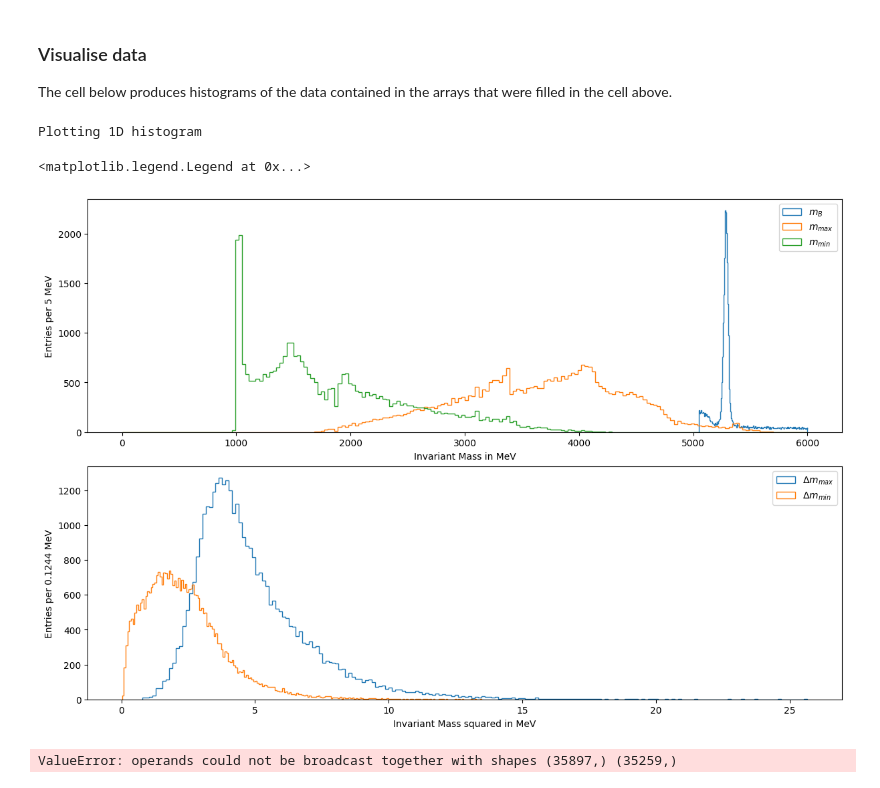
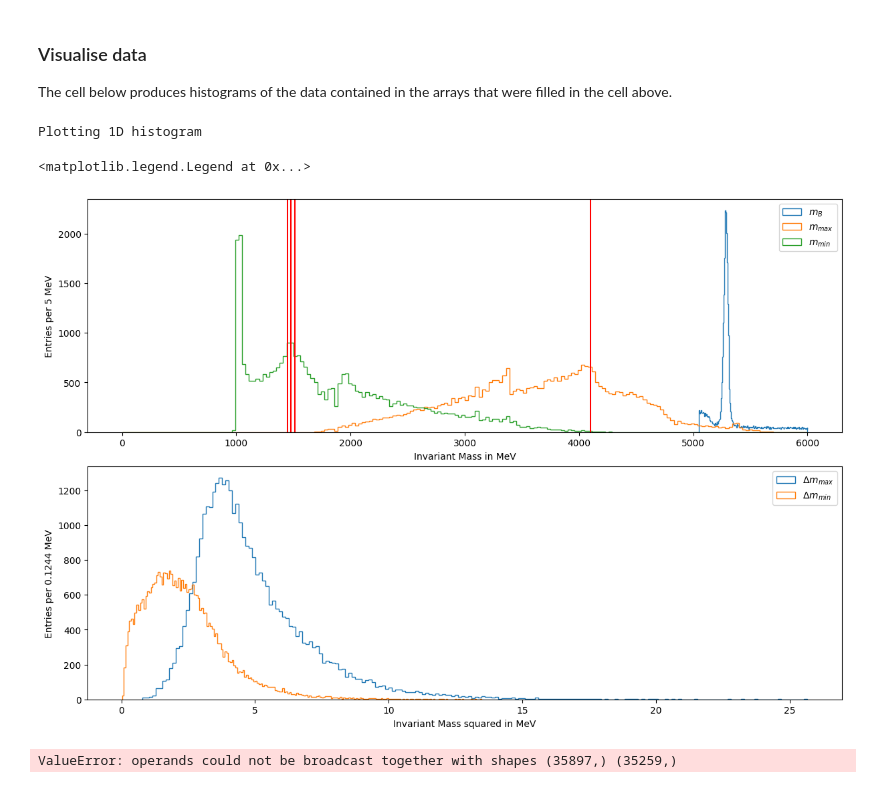
Before and after one commit to damianfrench/MatterAntimatterLab, a Jupyter notebook: Analysis_example.ipynb, the cells around one changed output. Saved outputs shown, nothing was run; the diff lists cells and outputs as text; code cells hidden in the pictures.

```diff
--- a/Analysis_example.ipynb
+++ b/Analysis_example.ipynb
@@ -533,11 +533,11 @@ ax[1].hist(m_low_all_uncertainties,bins=200,histtype='step',label='$\Delta m_{mi
 # # phi strange-antistrange
 # ax[0].axvline(1019.461,color='red')
 # #f'_2 - mainly strange-anti-strange with some up-anti-up and down-antidown
-# ax[0].axvline(1512,color='red')
+ax[0].axvline(1512,color='red')
 # #eta - even mix of up-anti-up, down-antidown and strange-antistrange
-# ax[0].axvline(1475,color='red')
+ax[0].axvline(1475,color='red')
 # #rho - mainly up-anti-up and down-antidown
-# ax[0].axvline(1450,color='red')
+ax[0].axvline(1450,color='red')
 # # D_0 charm antiup
 # ax[0].axvline(1864.84,color='red')
 
@@ -548,7 +548,7 @@ ax[1].hist(m_low_all_uncertainties,bins=200,histtype='step',label='$\Delta m_{mi
 # #chi_c0 charm-anticharm
 # ax[0].axvline(3414.71,color='red')
 # # Charmonium (excited) states) and tetra quark candidates in the region of 4GeV - 4.5 GeV
-# ax[0].axvline(4100,color='red')
+ax[0].axvline(4100,color='red')
 
 # #slight peak before could be from particle misidentification from choosing the wrong kaon candidate.
 
@@ -556,34 +556,34 @@ ax[1].hist(m_low_all_uncertainties,bins=200,histtype='step',label='$\Delta m_{mi
 # ax[0].axvline(5279,color='k',linestyle='--')
 
 
 # peaks,_=scipy.signal.find_peaks(values_m_B,height=25)
 # widths,width_heights,pos_left,pos_right=scipy.signal.peak_widths(values_m_B,peaks,rel_height=0.5)
 # int_pos_right=int(np.floor(pos_right[0]))
 # int_pos_left=int(np.floor(pos_left[0]))
 # print(bins_m_B[peaks],values_m_B[peaks])
 # print((m_B.max()-m_B.min())/2000)
 # ax.scatter(bins_m_B[peaks],values_m_B[peaks],color='red')
 # ax.hlines(0.5*values_m_B[peaks],bins_m_B[int_pos_left],bins_m_B[int_pos_right],color='red')
 #ax[0].hist(pZ, bins = 200, range = [0, 100000],histtype='stepfilled',alpha=0.3,label='$p_{z}$')
 ax[0].set_xlabel('Invariant Mass in MeV')
 bin_width=np.diff(bins_m_B)[0]
 ax[0].set_ylabel(f'Entries per {int(bin_width)} MeV')
 ax[0].legend()
 ax[1].set_xlabel('Invariant Mass squared in MeV')
 bin_width=np.diff(bins_delta_m_R12)[0]
 ax[1].set_ylabel('Entries per {:.4} MeV'.format(bin_width))
 ax[1].legend()
 # ax[2].set_xlabel('Weighted Mass in MeV')
 # ax[2].set_ylabel('Entries per 200 MeV')
 # ax[2].legend()
 # ax[3].set_xlabel('Weighted Mass in MeV')
 # ax[3].set_ylabel('Entries per 200 MeV')
 # ax[3].legend()
 # plt.savefig('./plots/invariant_masses_particles_labelled_with_uncertainties.png')
 # %% [output]
 Plotting 1D histogram
 <matplotlib.legend.Legend at 0x...>
-[figure, old version]
+[figure, new version]
 # %%
 fig,ax=plt.subplots(3,figsize=(10,8),layout='constrained')
 ax[0].scatter(m_high_all,m_high_all_uncertainties/m_high_all,alpha=0.3,s=2,color='blue')
```
Also changed, not shown: parts of 10 cells of this notebook.
